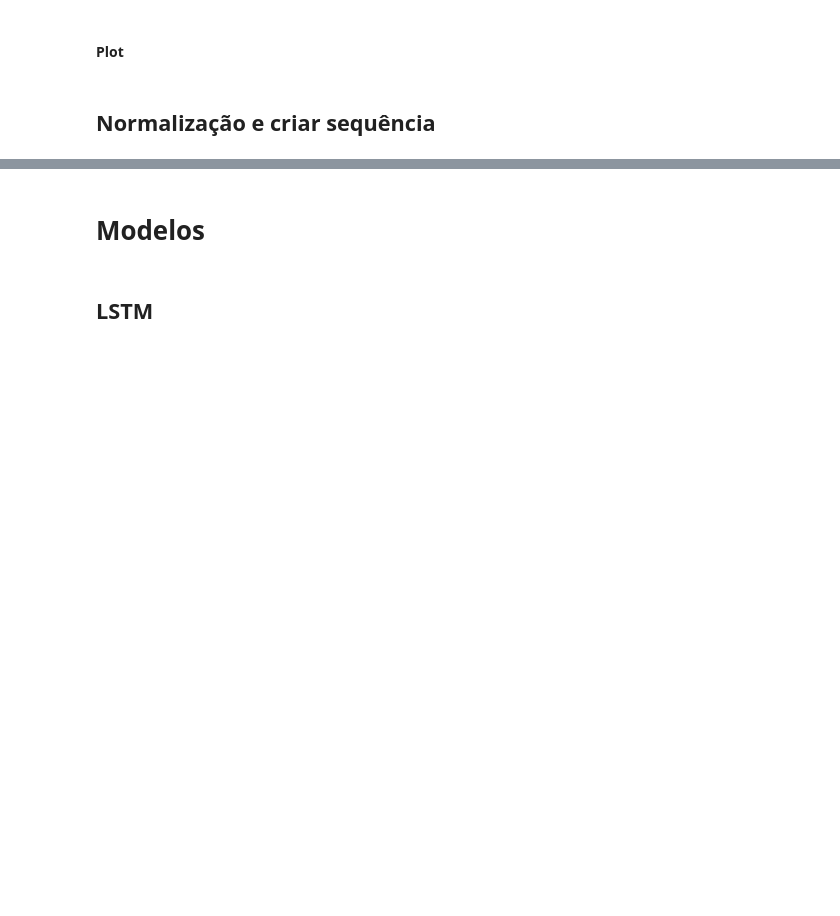
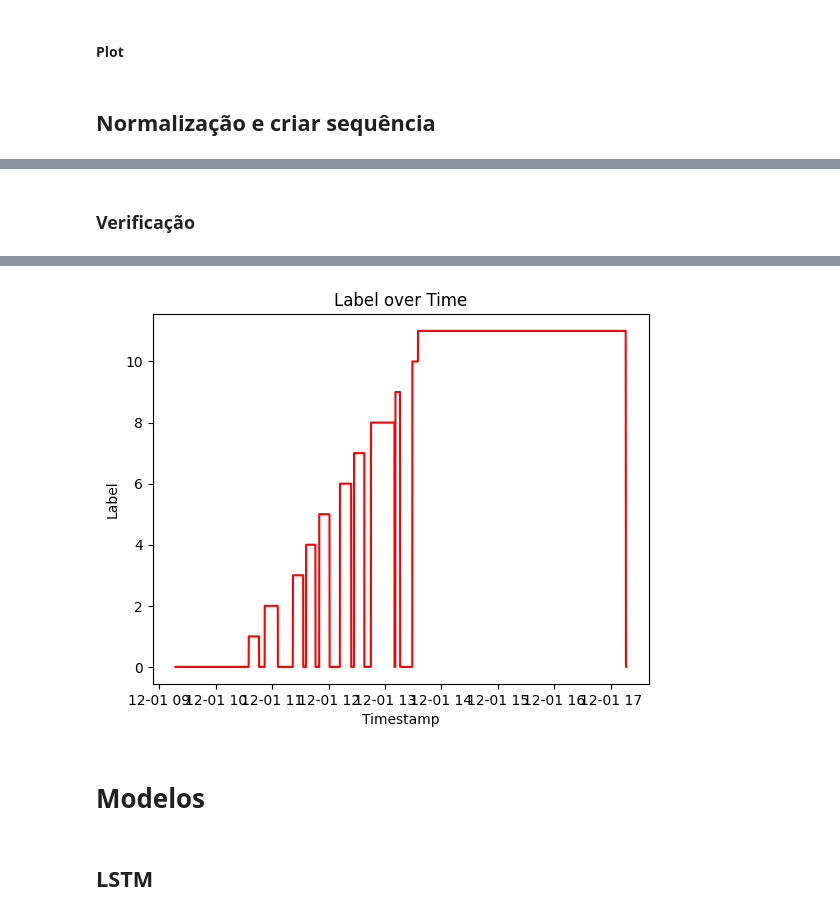
Before and after one commit to iRocktys/anomalyDetection, a Jupyter notebook: model.ipynb, the cells around one changed output, grey strips where cells are left out. Cells and saved outputs as stored; diff of their text form; code cells hidden in the pictures; blank space fills up the shorter version.

```diff
--- a/model.ipynb
+++ b/model.ipynb
@@ -294,0 +369,23 @@ Index(['Timestamp', 'Flow Duration', 'Total Fwd Packets', 'Protocol', 'Label'],
+# %% [markdown]
+### Verificação
+# %%
+import pandas as pd
+import matplotlib.pyplot as plt
+
+# DATA_FILE = "data/01-12/01_12_normalizado_bin.csv"
+# DATA_FILE = "data/03-11/03_11_normalizado_bin.csv"
+# DATA_FILE = "data/03-11/03_11_normalizado_multiclasse.csv"
+DATA_FILE = "data/01-12/01_12_normalizado_multiclasse.csv"
+
+df_sample_file = pd.read_csv(DATA_FILE)
+print(len(df_sample_file))
+print(df_sample_file.columns)
+print(df_sample_file.head(10))
+
+# Plot 2: Label by Timestamp
+plt.plot(pd.to_datetime(df_sample_file["Timestamp"]), df_sample_file["Label"], color="red")
+plt.xlabel("Timestamp")
+plt.ylabel("Label")
+plt.title("Label over Time")
+plt.show()
+# %% [output]
@@ -295,3 +409,4 @@ Index(['Timestamp', 'Flow Duration', 'Total Fwd Packets', 'Protocol', 'Label'],
+[figure, added]
 # %% [markdown]
 # Modelos
 # %% [markdown]
```
Also changed, not shown: parts of 9 cells of this notebook.
